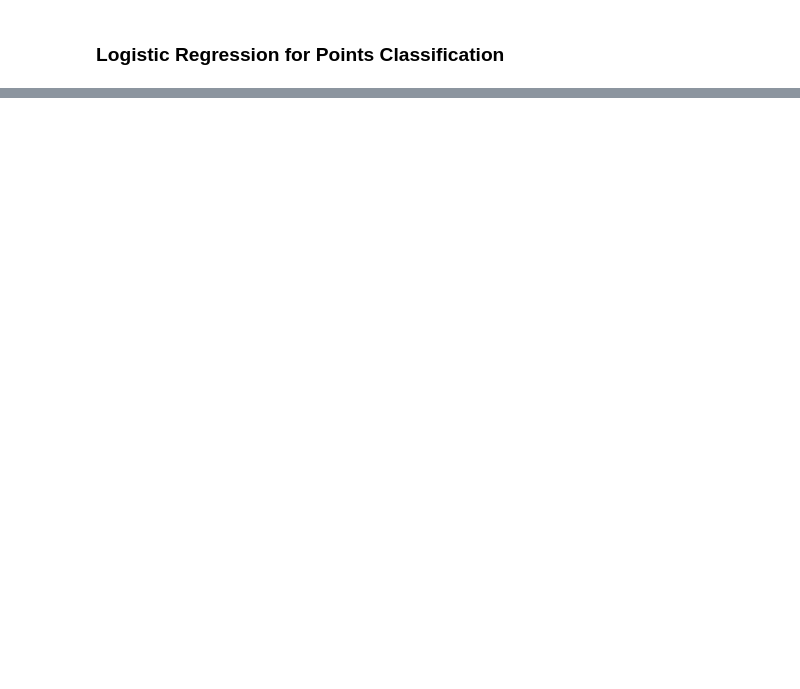
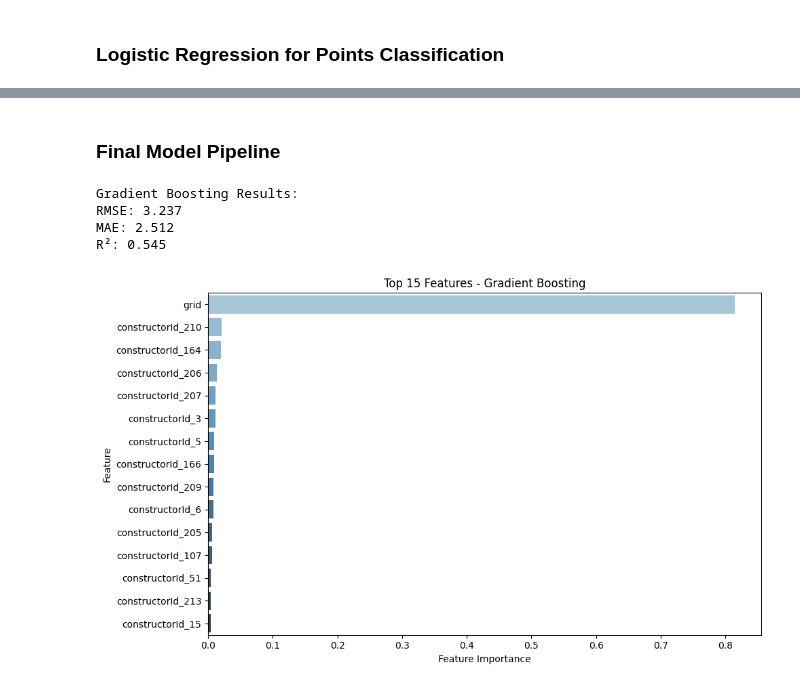
Before and after one commit to noelleketoo/F1-Racing-Analysis, a Jupyter notebook: analysis.ipynb, the cells around one changed output, grey strips where cells are left out. Cells and saved outputs as stored; diff of their text form; code cells hidden in the pictures; blank space fills up the shorter version.

Commit message:
added final model and many descriptions/interpretations

```diff
--- a/analysis.ipynb
+++ b/analysis.ipynb
@@ -471,3 +480,40 @@ Scored Points       0.80      0.79      0.80      1628
+# %% [markdown]
+### Final Model Pipeline
+# %%
+X = X_encoded
+y = y_position
+X_train, X_test, y_train, y_test = train_test_split(X, y, test_size=0.2, random_state=42)
+
+gbr = GradientBoostingRegressor(random_state=42)
+gbr.fit(X_train, y_train)
+
+y_pred_test = gbr.predict(X_test)
+
+gbr_rmse = np.sqrt(mean_squared_error(y_test, y_pred_test))
+gbr_mae = mean_absolute_error(y_test, y_pred_test)
+gbr_r2 = r2_score(y_test, y_pred_test)
+
+print("Gradient Boosting Results:")
+print(f"RMSE: {gbr_rmse:.3f}")
+print(f"MAE: {gbr_mae:.3f}")
+print(f"R²: {gbr_r2:.3f}")
+# %% [output]
+Gradient Boosting Results:
+RMSE: 3.237
+MAE: 2.512
+R²: 0.545
+# %%
+feat_imp = pd.DataFrame({'feature': X.columns, 'importance': gbr.feature_importances_}).sort_values('importance', ascending=False)
+
+plt.figure(figsize=(10,6))
+sns.barplot(data=feat_imp.head(15), x='importance', y='feature', palette='Blues_d')
+plt.title("Top 15 Features - Gradient Boosting")
+plt.xlabel("Feature Importance")
+plt.ylabel("Feature")
+plt.tight_layout()
+plt.show()
+# %% [output]
+[figure, added]
 # %% [markdown]
 ### Model Summary
 
```
Also changed, not shown: parts of 14 cells of this notebook.
